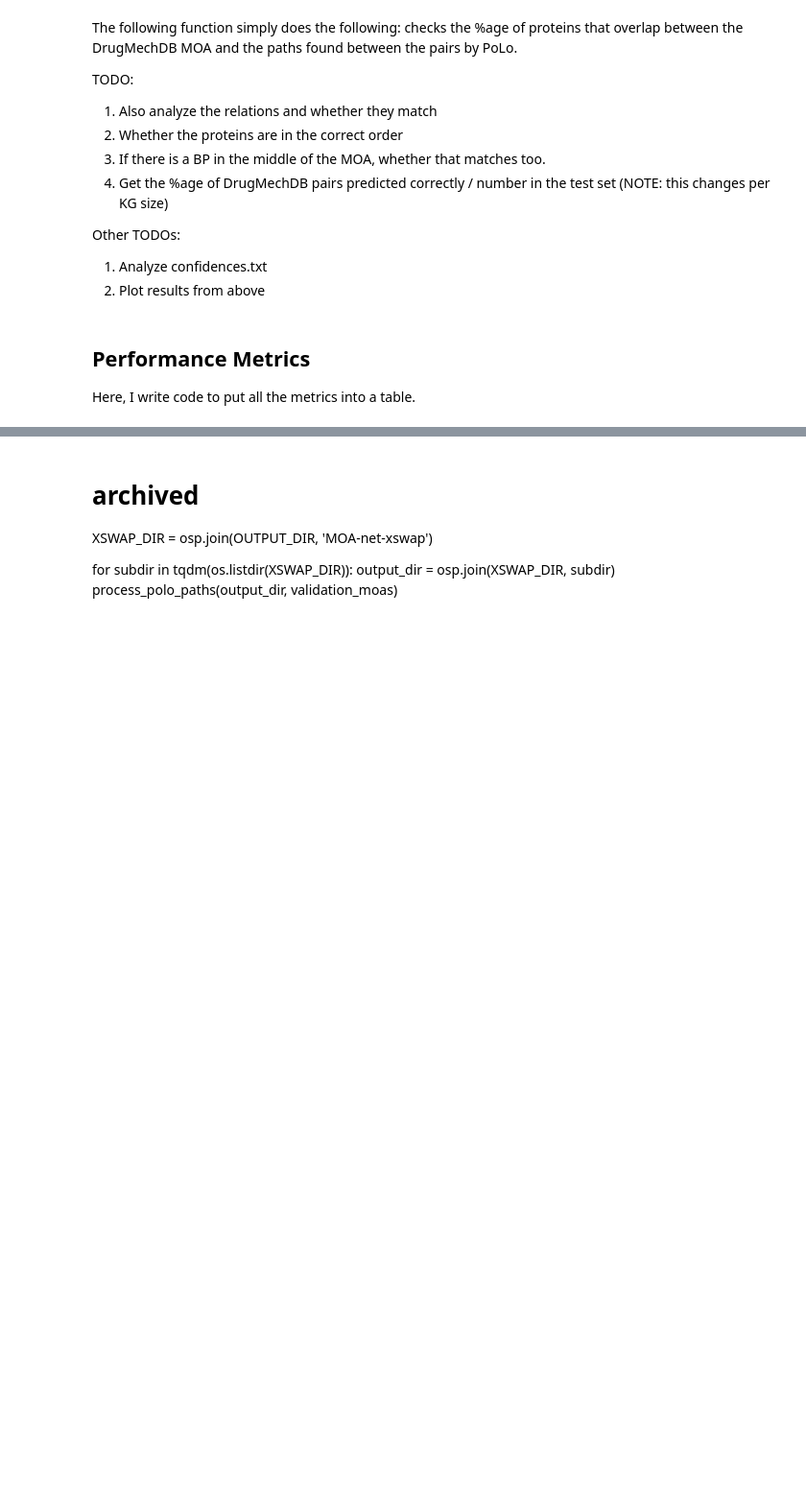
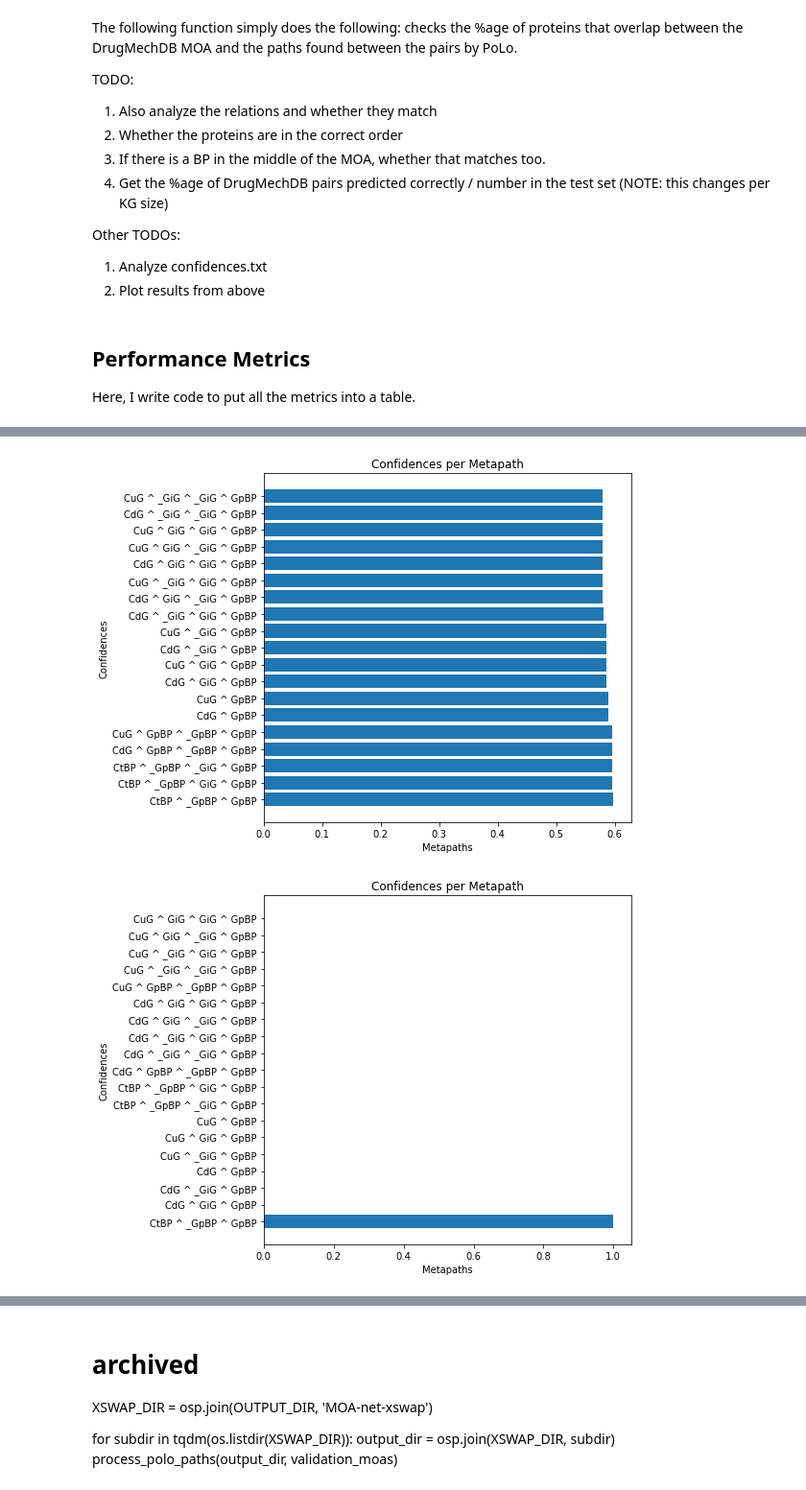
Before and after one commit to laurendelong21/MoA-Net, a Jupyter notebook: notebooks/result_paths_analysis.ipynb, the cells around one changed output, grey strips where cells are left out. Shown at 96% size. Cells and saved outputs as stored; diff of their text form; code cells hidden in the pictures; blank space fills up the shorter version.

Commit message:
Now have a confidences plotting function

```diff
--- a/notebooks/result_paths_analysis.ipynb
+++ b/notebooks/result_paths_analysis.ipynb
@@ -430,0 +483,8 @@ process_polo_metrics(OG_DIR)
+# %%
+for subdir in tqdm(os.listdir(OG_DIR)):
+    output_dir = osp.join(OG_DIR, subdir)
+    if osp.isdir(output_dir):
+        plot_confidences(output_dir)
+# %% [output]
+[figure, added]
+[figure, added]
```
Also changed, not shown: parts of 3 cells of this notebook.
